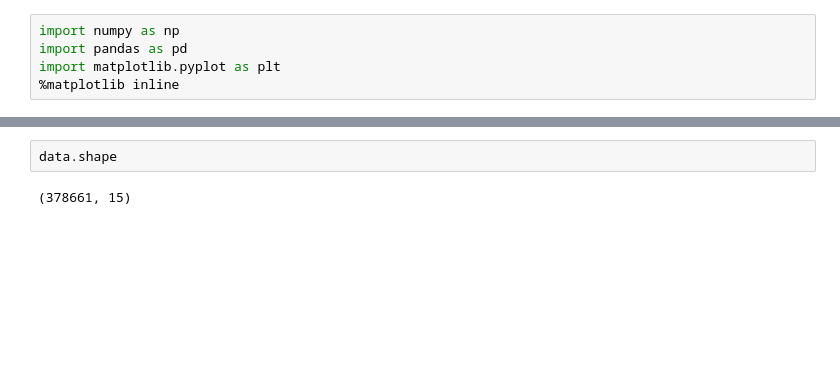
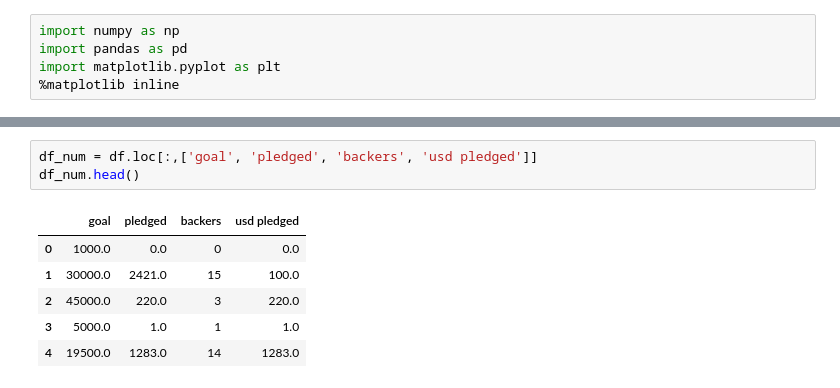
Before and after one commit to dychi/skillup-ai, a Jupyter notebook: kickstarter/Day1_work_山岡大地.ipynb, the cells around one changed output, grey strips where cells are left out. Drawn from its saved outputs; the diff is of its cells as text; blank space fills up the shorter version.

```diff
--- a/kickstarter/Day1_work_山岡大地.ipynb
+++ b/kickstarter/Day1_work_山岡大地.ipynb
@@ -18,6 +18,12 @@ len(data.goal.unique())
 # %% [output]
 8353
-# %%
-data.shape
-# %% [output]
-(378661, 15)
+# %%
+df_num = df.loc[:,['goal', 'pledged', 'backers', 'usd pledged']]
+df_num.head()
+# %% [output]
+|  | goal | pledged | backers | usd pledged |
+| 0 | 1000.0 | 0.0 | 0 | 0.0 |
+| 1 | 30000.0 | 2421.0 | 15 | 100.0 |
+| 2 | 45000.0 | 220.0 | 3 | 220.0 |
+| 3 | 5000.0 | 1.0 | 1 | 1.0 |
+| 4 | 19500.0 | 1283.0 | 14 | 1283.0 |
```
Also changed, not shown: parts of 3 cells of this notebook, 1 other file.
